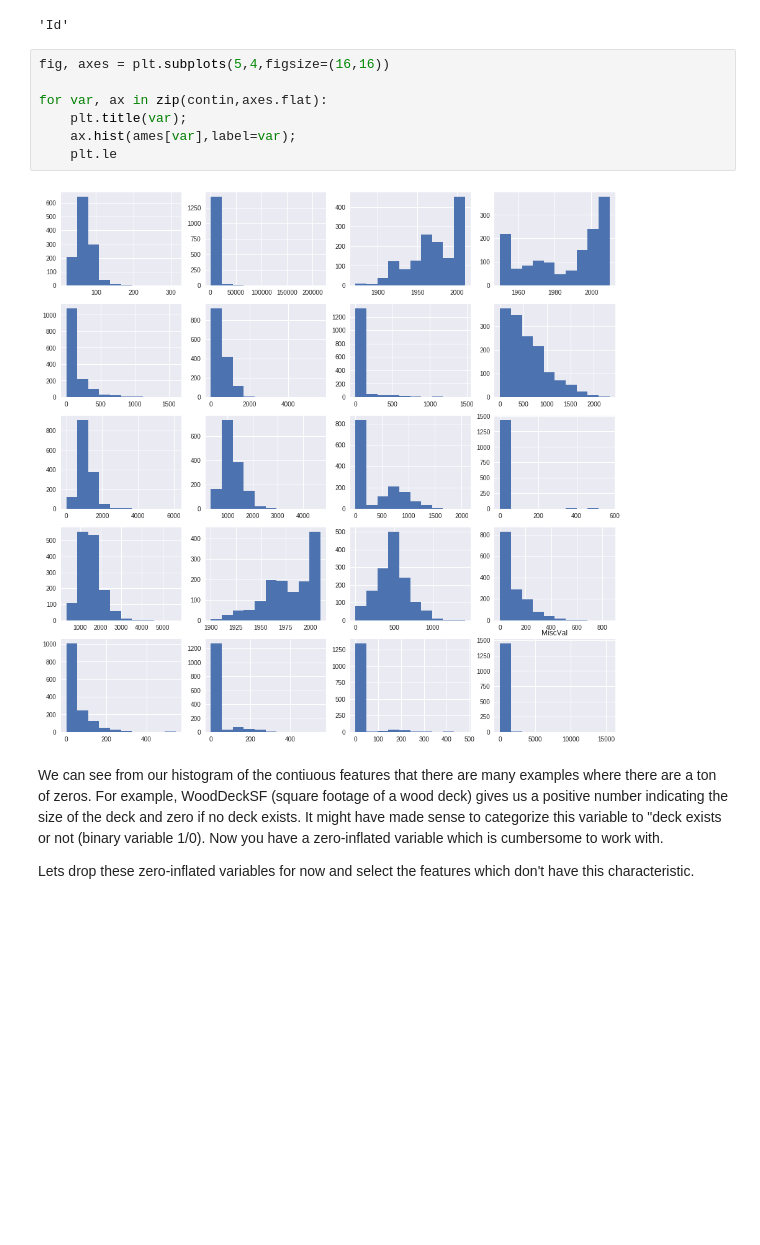
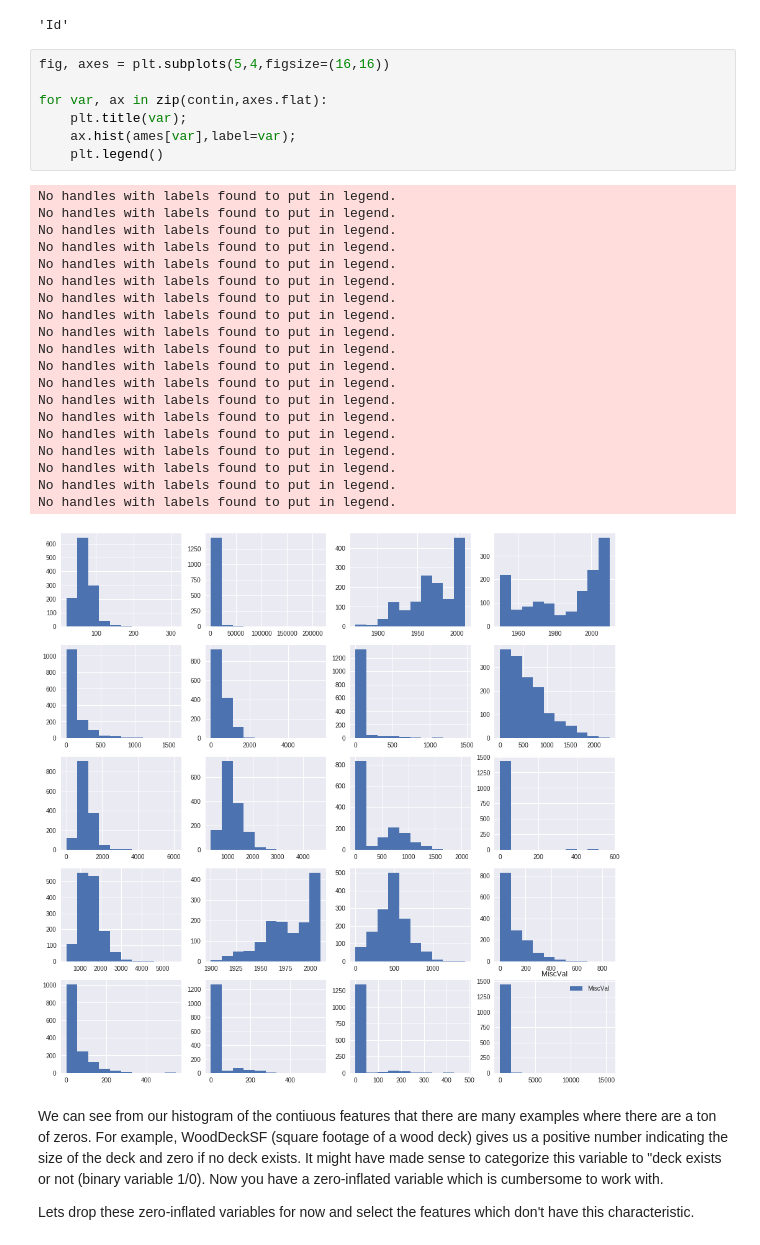
Before and after one commit to OsterMendel/dsc-feature-scaling-and-normalization-lab-nyc-ds-033020, a Jupyter notebook: index.ipynb, the cells around one changed output. Cells and saved outputs as stored; diff of their text form; blank space fills up the shorter version.

```diff
--- a/index.ipynb
+++ b/index.ipynb
@@ -45,12 +45,31 @@ contin.pop(0)
 # %%
 fig, axes = plt.subplots(5,4,figsize=(16,16))
 
 for var, ax in zip(contin,axes.flat):
     plt.title(var);
     ax.hist(ames[var],label=var);
-    plt.le
+    plt.legend()
 # %% [output]
+No handles with labels found to put in legend.
+No handles with labels found to put in legend.
+No handles with labels found to put in legend.
+No handles with labels found to put in legend.
+No handles with labels found to put in legend.
+No handles with labels found to put in legend.
+No handles with labels found to put in legend.
+No handles with labels found to put in legend.
+No handles with labels found to put in legend.
+No handles with labels found to put in legend.
+No handles with labels found to put in legend.
+No handles with labels found to put in legend.
+No handles with labels found to put in legend.
+No handles with labels found to put in legend.
+No handles with labels found to put in legend.
+No handles with labels found to put in legend.
+No handles with labels found to put in legend.
+No handles with labels found to put in legend.
+No handles with labels found to put in legend.
-[figure, old version]
+[figure, new version]
 # %% [markdown]
 We can see from our histogram of the contiuous features that there are many examples where there are a ton of zeros. For example, WoodDeckSF (square footage of a wood deck) gives us a positive number indicating the size of the deck and zero if no deck exists. It might have made sense to categorize this variable to "deck exists or not (binary variable 1/0). Now you have a zero-inflated variable which is cumbersome to work with.
 
```
